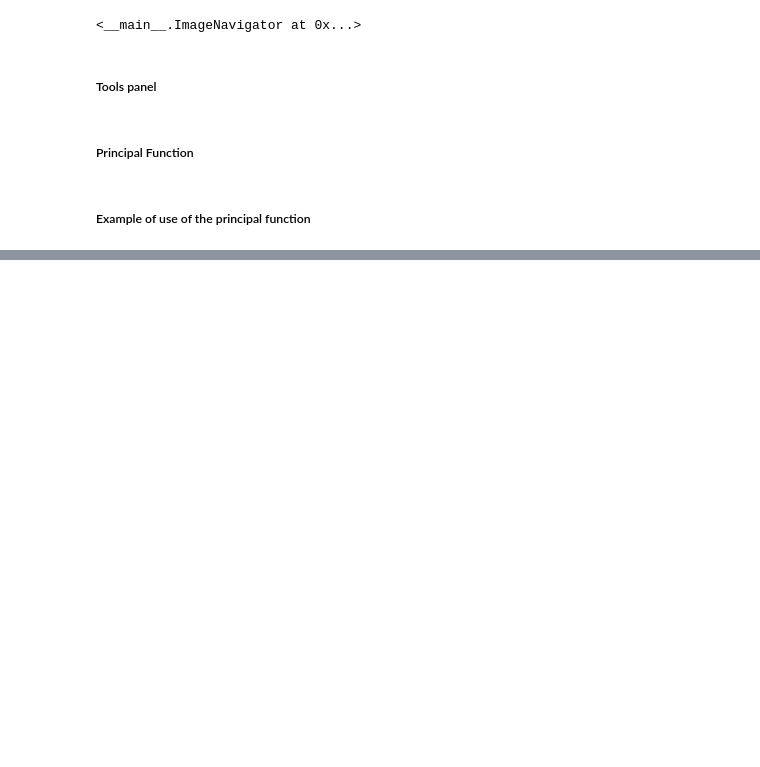
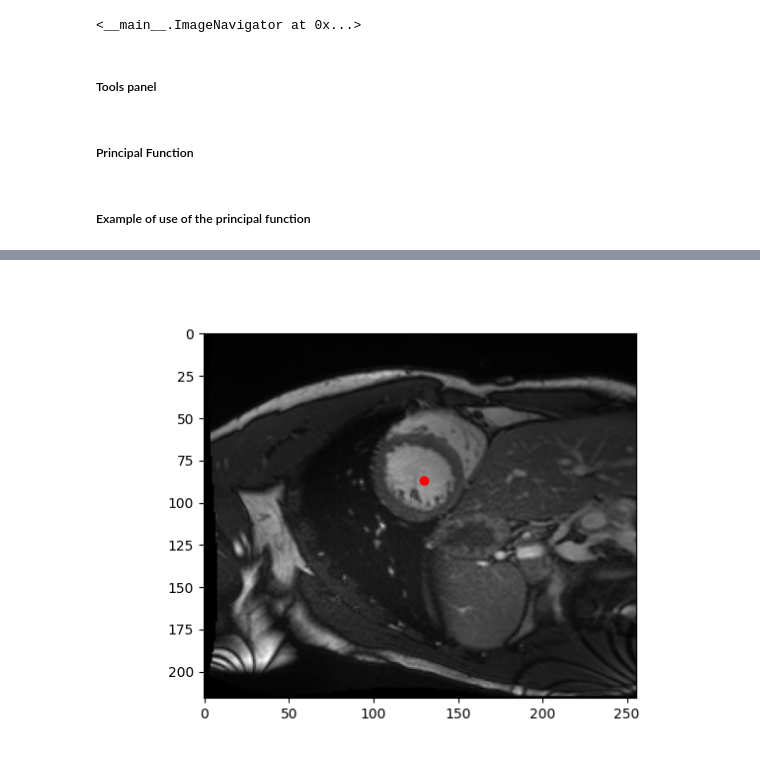
Before and after one commit to titiuo/Segmentation-IRM, a Jupyter notebook: Rendu/results.ipynb, the cells around one changed output, grey strips where cells are left out. Saved outputs shown, nothing was run; the diff lists cells and outputs as text; code cells hidden in the pictures; blank space fills up the shorter version.

```diff
--- a/Rendu/results.ipynb
+++ b/Rendu/results.ipynb
@@ -590,0 +571,8 @@ main(irm,show=True,filtered=True)
+# %%
+seed = irm.seed_points[(irm.t_ED,irm.middle_slice)]
+plt.figure()
+plt.imshow(irm.data[irm.t_ED,:,:,irm.middle_slice],cmap='gray')
+plt.scatter(seed[1],seed[0],c='r')
+plt.show()
+# %% [output]
+[figure, added]
```
Also changed, not shown: parts of 9 cells of this notebook.
